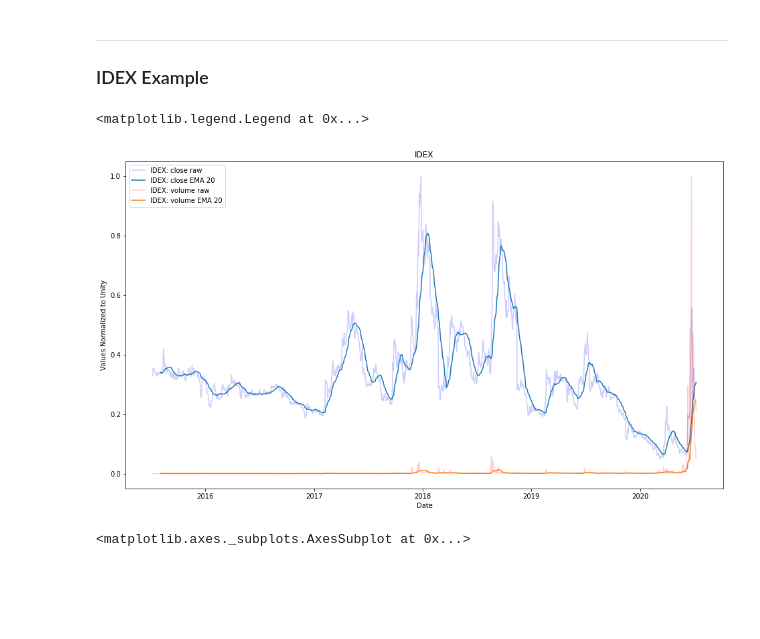
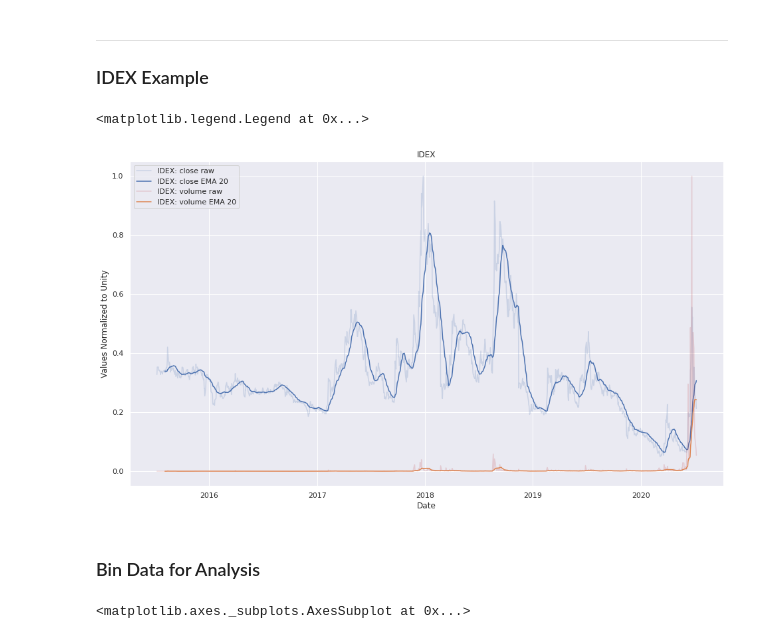
Before and after one commit to cmutnik/wiki_pages, a Jupyter notebook: stocks/Python_finance_yahoo.ipynb, the cells around one changed output. Drawn from its saved outputs; the diff is of its cells as text; code cells hidden in the pictures; blank space fills up the shorter version.

```diff
--- a/stocks/Python_finance_yahoo.ipynb
+++ b/stocks/Python_finance_yahoo.ipynb
@@ -12,6 +12,8 @@ yhoo.Volume.plot(kind='kde')
 # %%
 from pandas_datareader import data
 import matplotlib.pyplot as plt
+import seaborn as sns
+sns.set()
 
 # get one column of data
 #idex_vol = data.DataReader("AAPL", data_source='yahoo')['Volume']
@@ -32,34 +34,36 @@ idex_close = idex_close / max(idex_close)
 idex_close_smooth20 = idex_close.rolling(window=20).mean()
 idex_vol_smooth20 = idex_vol.rolling(window=20).mean()
 
 # smoothing parameter is variable...try:
 #long_rolling_idex = idex_close.rolling(window=100).mean()
 
 # shift data
 #idex_vol_smooth20 = idex_vol_smooth20.shift(-50)
 
 ####################
 # Plot Data
 ####################
 fig, ax = plt.subplots(figsize=(16,9))
 
 # plot close value data
 ax.plot(idex_close, color='b', label='IDEX: close raw', alpha=0.2)
 ax.plot(idex_close_smooth20, label='IDEX: close EMA 20')
 
 # plot volume data
 ax.plot(idex_vol.index, idex_vol, color='r', label='IDEX: volume raw', alpha=0.2)
 ax.plot(idex_vol_smooth20, label='IDEX: volume EMA 20')
 
 # add labels
 ax.set_xlabel('Date')
 ax.set_ylabel('Values Normalized to Unity')
 ax.set_title('IDEX')
 # add legend
 ax.legend()
 # %% [output]
 <matplotlib.legend.Legend at 0x...>
-[figure, old version]
+[figure, new version]
+# %% [markdown]
+### Bin Data for Analysis
 # %%
 idex_vol = data.DataReader("IDEX", data_source='yahoo')['Volume']
 idex_vol.plot(kind='kde')
```
Also changed, not shown: parts of 1 cell of this notebook.
